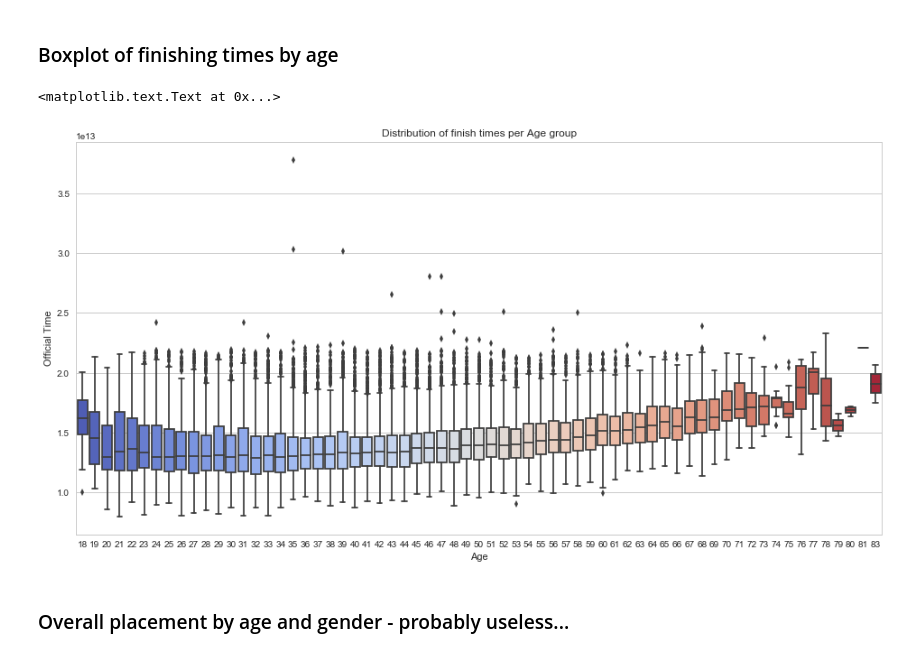
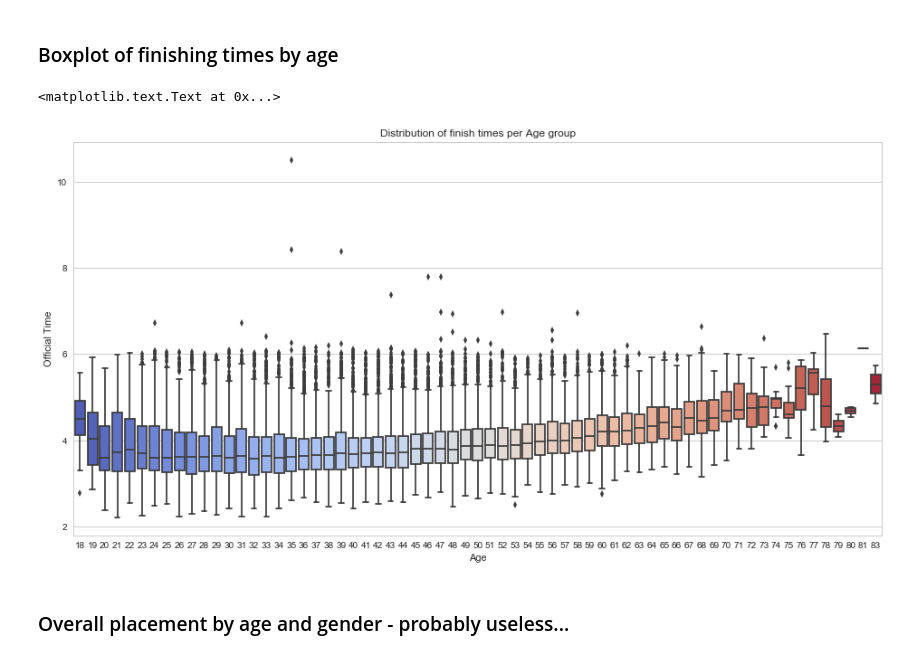
Before and after one commit to rojour/boston_results, a Jupyter notebook: Boston Marathon Results - analyze.ipynb, the cells around one changed output. Drawn from its saved outputs; the diff is of its cells as text; code cells hidden in the pictures.

```diff
--- a/Boston Marathon Results - analyze.ipynb
+++ b/Boston Marathon Results - analyze.ipynb
@@ -91,12 +110,12 @@ g = sns.jointplot( x=df['Official Time'].apply(lambda x: x.total_seconds()/3600)
 # %% [markdown]
 ### Boxplot of finishing times by age
 # %%
-g = sns.boxplot(df['Age'], df['Official Time'], palette="coolwarm")
+g = sns.boxplot(x='Age', y=df['Official Time'].apply(lambda x: x.total_seconds()/3600), data=df, palette="coolwarm")
 g.figure.set_size_inches(16,8)
 g.set_title("Distribution of finish times per Age group")
 # %% [output]
 <matplotlib.text.Text at 0x...>
-[figure, old version]
+[figure, new version]
 # %% [markdown]
 ### Overall placement by age and gender - probably useless...
 # %%
```
Also changed, not shown: parts of 7 cells of this notebook.
